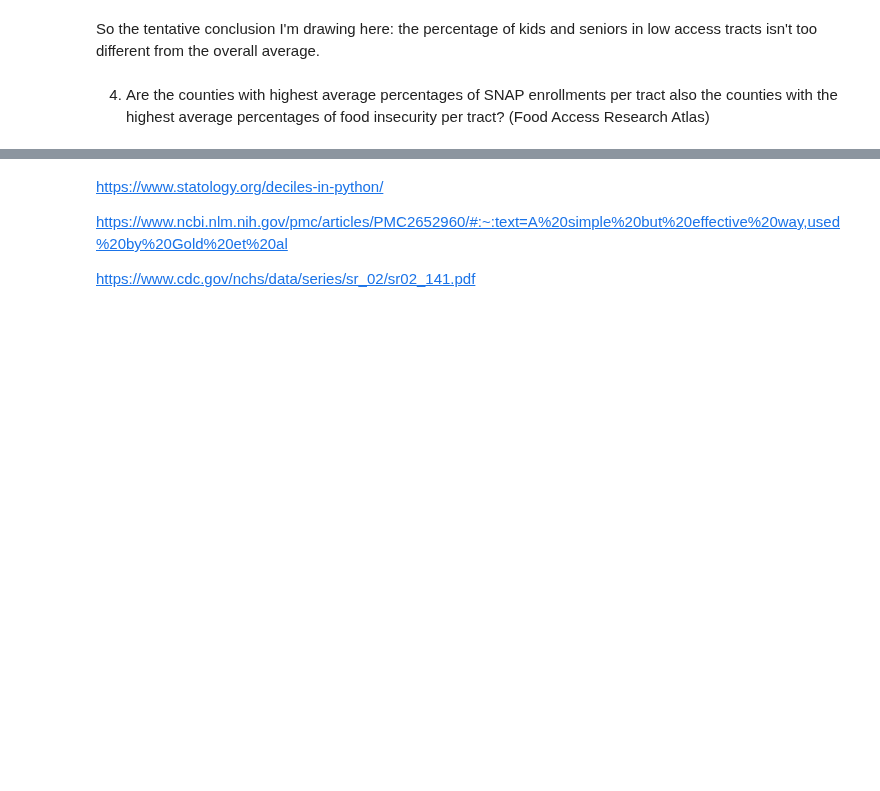
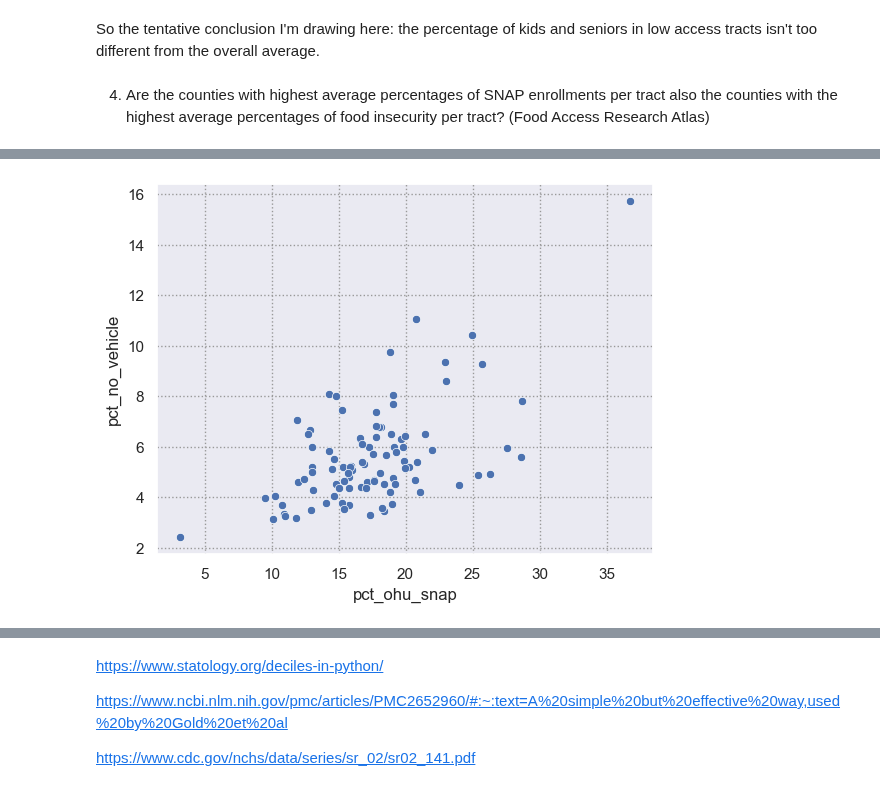
Before and after one commit to marthahunter/food-access, a Jupyter notebook: notebooks/4 - analysis.ipynb, the cells around one changed output, grey strips where cells are left out. Drawn from its saved outputs; the diff is of its cells as text; code cells hidden in the pictures; blank space fills up the shorter version.

```diff
--- a/notebooks/4 - analysis.ipynb
+++ b/notebooks/4 - analysis.ipynb
@@ -163,6 +313,8 @@ pd.read_csv('../data/averaged_county_data_clean.csv')
 # %%
 # could probably accomplish this with a scatterplot
 sns.scatterplot(data=averaged_county_food_data, x='pct_ohu_snap', y='pct_no_vehicle')
-sns.set_style(rc = {'axes.facecolor': 'lightsteelblue'})
+sns.set_style("darkgrid", {"grid.color": "lightsteelblue", "grid.linestyle": ":"})
+# %% [output]
+[figure, added]
 # %%
 sns.scatterplot(data=averaged_county_food_data, x='pct_ohu_snap', y='pct_lapop1_10')
```
Also changed, not shown: parts of 27 cells of this notebook.
